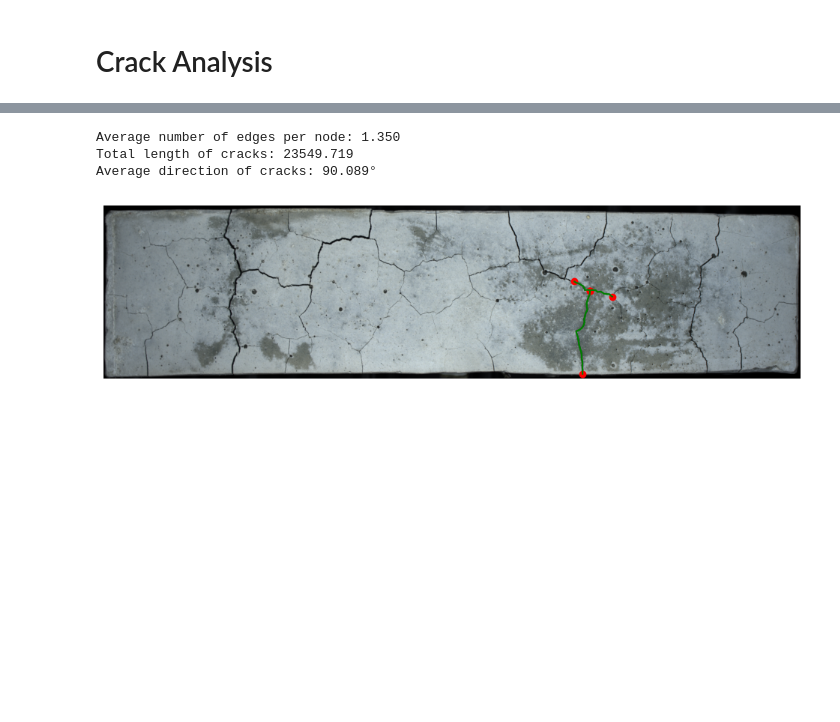
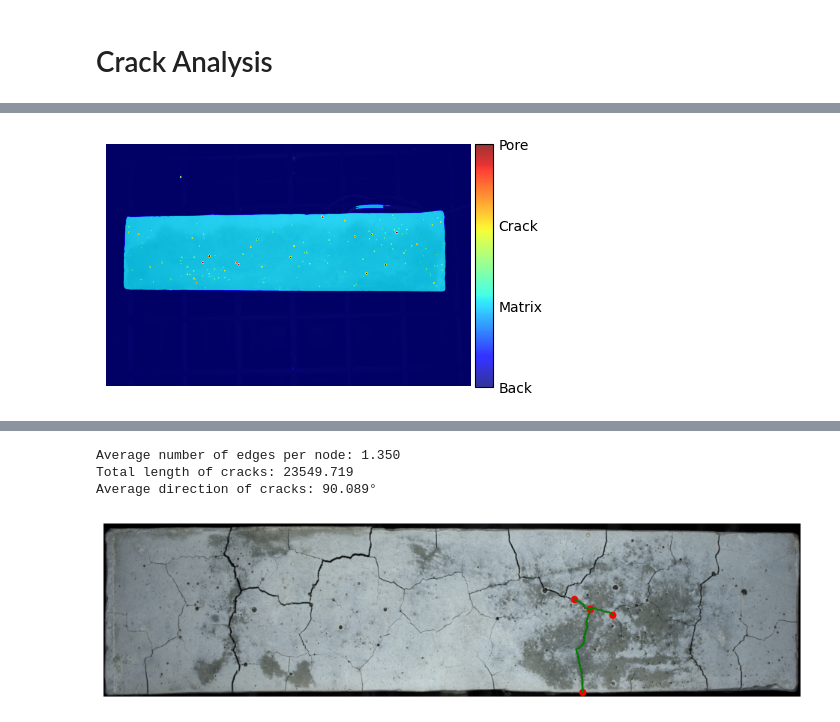
Before and after one commit to Rievil/CrackenPy, a Jupyter notebook: Dev/rosta_demo.ipynb, the cells around one changed output, grey strips where cells are left out. Saved outputs shown, nothing was run; the diff lists cells and outputs as text; code cells hidden in the pictures; blank space fills up the shorter version.

```diff
--- a/Dev/rosta_demo.ipynb
+++ b/Dev/rosta_demo.ipynb
@@ -11,7 +11,9 @@ from crackest.crack_analyzer import CrackAnalyzer
 from rosta_demonstrace import get_countours, get_crack_mask, build_graph
 # %%
 cp = cracks.CrackPy(model=0)
-ca = CrackAn(cp)
-ca.Input(file=r"../Examples/Img/ID14_940_Image.png")
-ca.Registr()
+import os
+
+cp.get_mask(impath='/Volumes/WDC_1TB_1/Datasets/GACR_Barca/01082022_C_13dnu/Images/3_Image_01-08-2022 02-56-53.png')
+
+cp.set_ratio(160,40)
 # %% [output]
@@ -24,0 +21,4 @@ To: /Library/Frameworks/Python.framework/Versions/3.12/lib/python3.12/site-packa
+# %%
+cp.preview()
+# %% [output]
+[figure, added]
```
Also changed, not shown: parts of 6 cells of this notebook, 9 other files.
